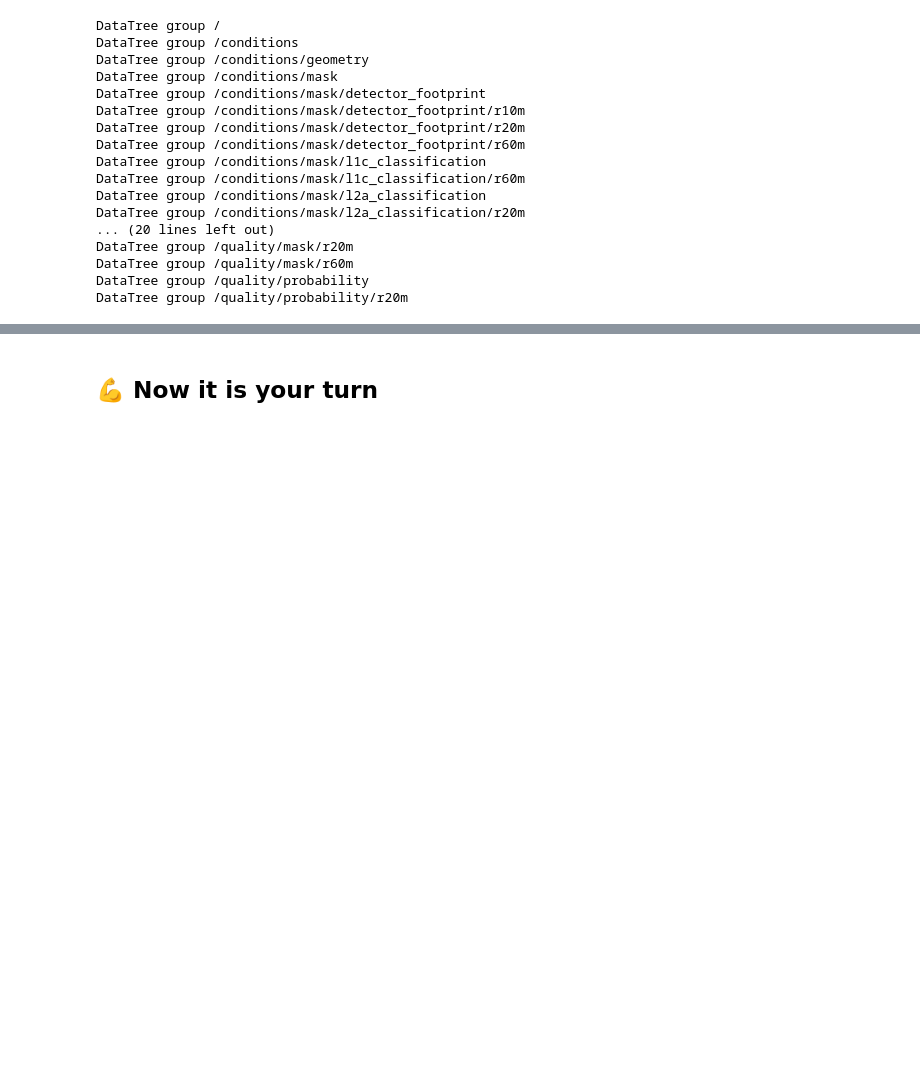
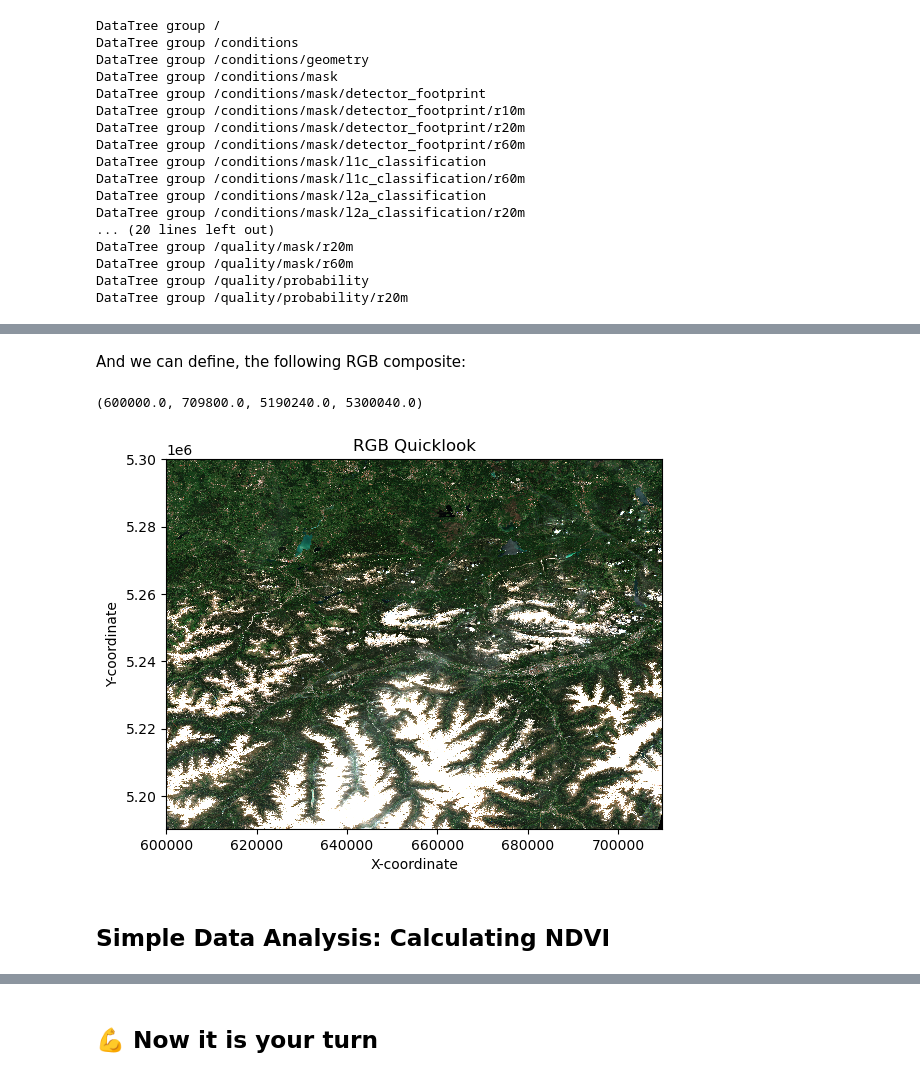
Before and after one commit to eopf-toolkit/eopf-101, a Jupyter notebook: 03_eopf_stac_xarray_tutorial.ipynb, the cells around one changed output, grey strips where cells are left out. Saved outputs shown, nothing was run; the diff lists cells and outputs as text; code cells hidden in the pictures; blank space fills up the shorter version.

```diff
--- a/03_eopf_stac_xarray_tutorial.ipynb
+++ b/03_eopf_stac_xarray_tutorial.ipynb
@@ -127,3 +111,9 @@ c_sentinel2 = eopf_catalog.get_collection('sentinel-2-l2a')
 # %%
+c_sentinel2 = eopf_catalog.get_collection('sentinel-2-l2a')
 #Choosing the first item available to be opened:
 item= c_sentinel2.get_item(id=first_item_id)
+item_assets = item.get_assets(media_type=MediaType.ZARR)
+
+cloud_storage = item_assets['product'].href
+
+print('Item cloud storage URL for retrieval:',cloud_storage)
@@ -243,0 +217,24 @@ item
+# %%
+## Visualising the RGB quicklook composite:
+ds = xr.open_dataset(
+    cloud_storage,        # the cloud storage url from the Item we are interested in
+    engine="eopf-zarr",   # xarray-eopf defined engine
+    op_mode="native",     # visualisation mode
+    chunks={},            # default eopf chunking size
+    group_sep="/",
+    variables="quality/l2a_quicklook/r20m/*",
+)
+# %% [markdown]
+And we can define, the following RGB composite:
+# %%
+ds["quality/l2a_quicklook/r20m/tci"].plot.imshow()
+plt.title('RGB Quicklook')
+plt.xlabel('X-coordinate')
+plt.ylabel('Y-coordinate')
+plt.grid(False) # Turn off grid for image plots
+plt.axis('tight') # Ensure axes fit the data tightly
+# %% [output]
+(600000.0, 709800.0, 5190240.0, 5300040.0)
+[figure, added]
+# %% [markdown]
+## Simple Data Analysis: Calculating NDVI
```
Also changed, not shown: parts of 42 cells of this notebook.
